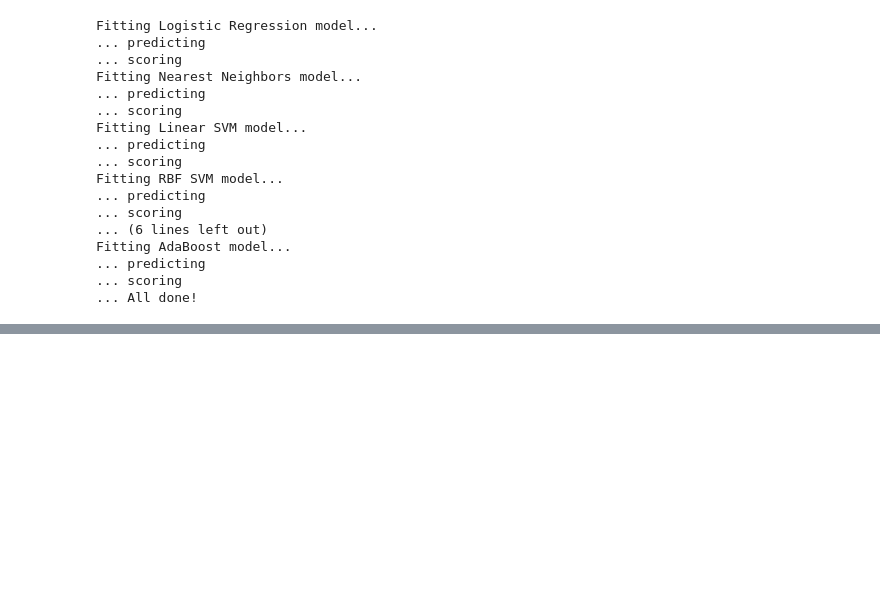
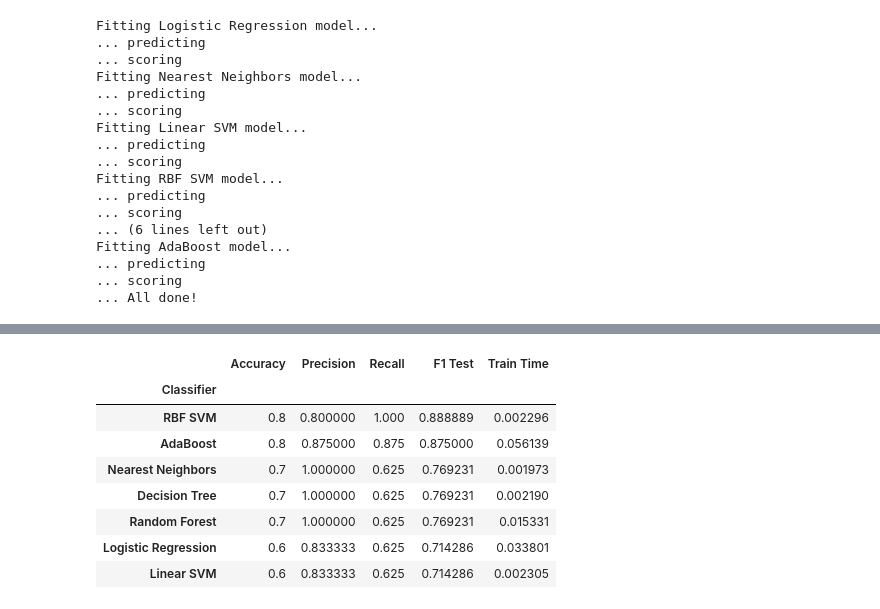
Before and after one commit to ocansey11/betting_prediction_model, a Jupyter notebook: Betting Prediction Model - Comparing Classifiers.ipynb, the cells around one changed output, grey strips where cells are left out. Cells and saved outputs as stored; diff of their text form; code cells hidden in the pictures; blank space fills up the shorter version.

```diff
--- a/Betting Prediction Model - Comparing Classifiers.ipynb
+++ b/Betting Prediction Model - Comparing Classifiers.ipynb
@@ -292,0 +296,2 @@ weighted avg       1.00      1.00      1.00        24
+# %%
+testing_data= testing_data.drop(columns=['scoreline_prediction', 'weather_in_degrees','date','time'])
@@ -292,0 +330,41 @@ weighted avg       1.00      1.00      1.00        24
+# %%
+y_testing_data = [0,1,1,1,1,0,1,1,1,1,0,1,1,1,1,0,1,1,1,1]
+# %%
+# Empty lists to store results
+results = []  # Store evaluation metrics for each classifier
+models = {}  # Store trained models
+confusion = {}  # Store confusion matrices for each classifier
+class_report = {}  # Store classification reports for each classifier
+
+# Iterate over each classifier
+for name, clf in zip(names, classifiers):
+    print ('Fitting {:s} model...'.format(name))
+    # Measure the time taken to fit the model
+    run_time = %timeit -q -o clf.fit(X_train_resampled, y_train_resampled)
+
+    print ('... predicting')
+    # Predict on the test data
+    y_pred_test = clf.predict(testing_data)
+
+    print ('... scoring')
+    # Calculate evaluation metrics
+    accuracy  = metrics.accuracy_score(y_testing_data, y_pred_test)
+    precision = metrics.precision_score(y_testing_data, y_pred_test)
+    recall    = metrics.recall_score(y_testing_data, y_pred_test)
+
+    f1_test   = metrics.f1_score(y_testing_data, y_pred_test)
+
+    # Save the results to dictionaries
+    models[name] = clf
+    confusion[name] = metrics.confusion_matrix(y_testing_data, y_pred_test)
+    class_report[name] = metrics.classification_report(y_testing_data, y_pred_test)
+
+    # Append results to the list
+    results.append([name, accuracy, precision, recall, f1_test, run_time.best])
+
+
+# Convert results to DataFrame for easy visualisation
+results = pd.DataFrame(results, columns=['Classifier', 'Accuracy', 'Precision', 'Recall', 'F1 Test', 'Train Time'])
+results.set_index('Classifier', inplace= True)
+
+print ('... All done!')
@@ -293,3 +394,15 @@ weighted avg       1.00      1.00      1.00        24
+# %%
+results.sort_values('F1 Test', ascending=False)
+# %% [output]
+|  | Accuracy | Precision | Recall | F1 Test | Train Time |
+| Classifier |  |  |  |  |  |
+| RBF SVM | 0.8 | 0.800000 | 1.000 | 0.888889 | 0.002296 |
+| AdaBoost | 0.8 | 0.875000 | 0.875 | 0.875000 | 0.056139 |
+| Nearest Neighbors | 0.7 | 1.000000 | 0.625 | 0.769231 | 0.001973 |
+| Decision Tree | 0.7 | 1.000000 | 0.625 | 0.769231 | 0.002190 |
+| Random Forest | 0.7 | 1.000000 | 0.625 | 0.769231 | 0.015331 |
+| Logistic Regression | 0.6 | 0.833333 | 0.625 | 0.714286 | 0.033801 |
+| Linear SVM | 0.6 | 0.833333 | 0.625 | 0.714286 | 0.002305 |
 # %% [markdown]
 ### CONCLUSION
 
```
Also changed, not shown: parts of 18 cells of this notebook, 2 other files.
